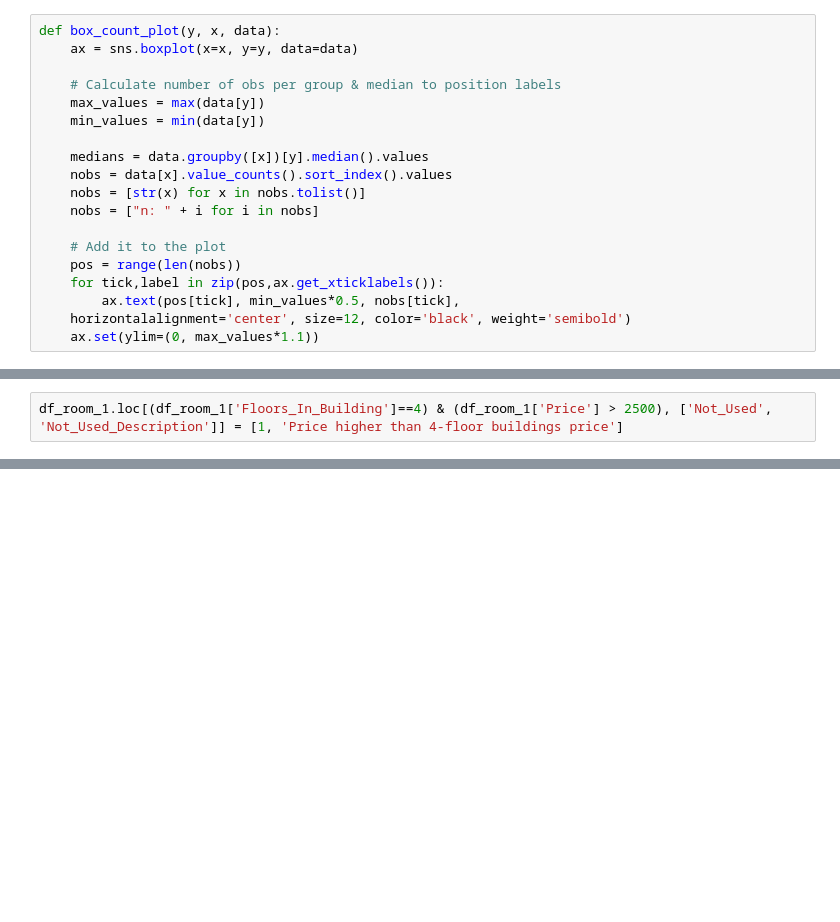
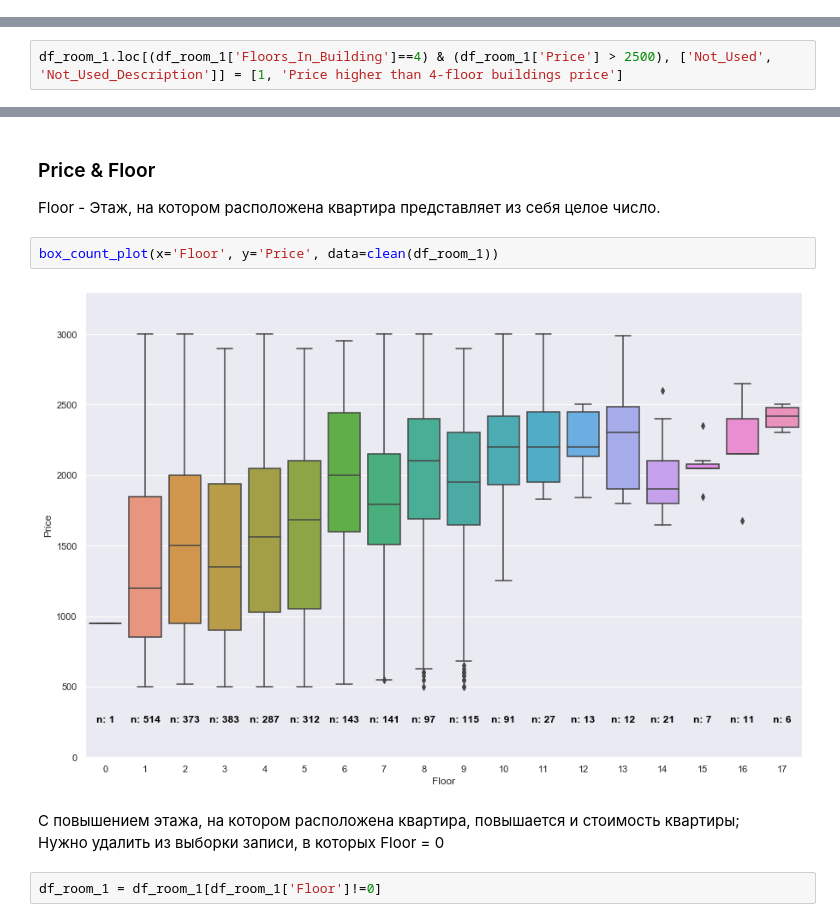
Before and after one commit to balov-oa/Exploratory-Data-Analysis, a Jupyter notebook: Data Processing.ipynb, the cells around one changed output, grey strips where cells are left out. Saved outputs shown, nothing was run; the diff lists cells and outputs as text; blank space fills up the shorter version.

```diff
--- a/Data Processing.ipynb
+++ b/Data Processing.ipynb
@@ -763,25 +787,6 @@ sns.lmplot(x='Square_Total', y='Price', hue='Not_Used', data=df_room_1, fit_reg=
 # %% [markdown]
 ### Price & Floors_In_Building
 Floors in Building - Количество этажей в здании (или просто этажность), представляет из себя целое число.
-# %%
-def box_count_plot(y, x, data):
-    ax = sns.boxplot(x=x, y=y, data=data)
-
-    # Calculate number of obs per group & median to position labels
-    max_values = max(data[y])
-    min_values = min(data[y])
-
-    medians = data.groupby([x])[y].median().values
-    nobs = data[x].value_counts().sort_index().values
-    nobs = [str(x) for x in nobs.tolist()]
-    nobs = ["n: " + i for i in nobs]
-
-    # Add it to the plot
-    pos = range(len(nobs))
-    for tick,label in zip(pos,ax.get_xticklabels()):
-        ax.text(pos[tick], min_values*0.5, nobs[tick],
-    horizontalalignment='center', size=12, color='black', weight='semibold')
-    ax.set(ylim=(0, max_values*1.1))
 # %%
 box_count_plot(x='Floors_In_Building', y='Price', data=clean(df_room_1))
 # %% [output]
@@ -840,0 +882,12 @@ df_room_1.loc[(df_room_1['Floors_In_Building']==4) & (df_room_1['Price'] > 2500)
+# %% [markdown]
+### Price & Floor
+Floor - Этаж, на котором расположена квартира представляет из себя целое число.
+# %%
+box_count_plot(x='Floor', y='Price', data=clean(df_room_1))
+# %% [output]
+[figure, added]
+# %% [markdown]
+С повышением этажа, на котором расположена квартира, повышается и стоимость квартиры;
+Нужно удалить из выборки записи, в которых Floor = 0
+# %%
+df_room_1 = df_room_1[df_room_1['Floor']!=0]
```
Also changed, not shown: parts of 26 cells of this notebook.
